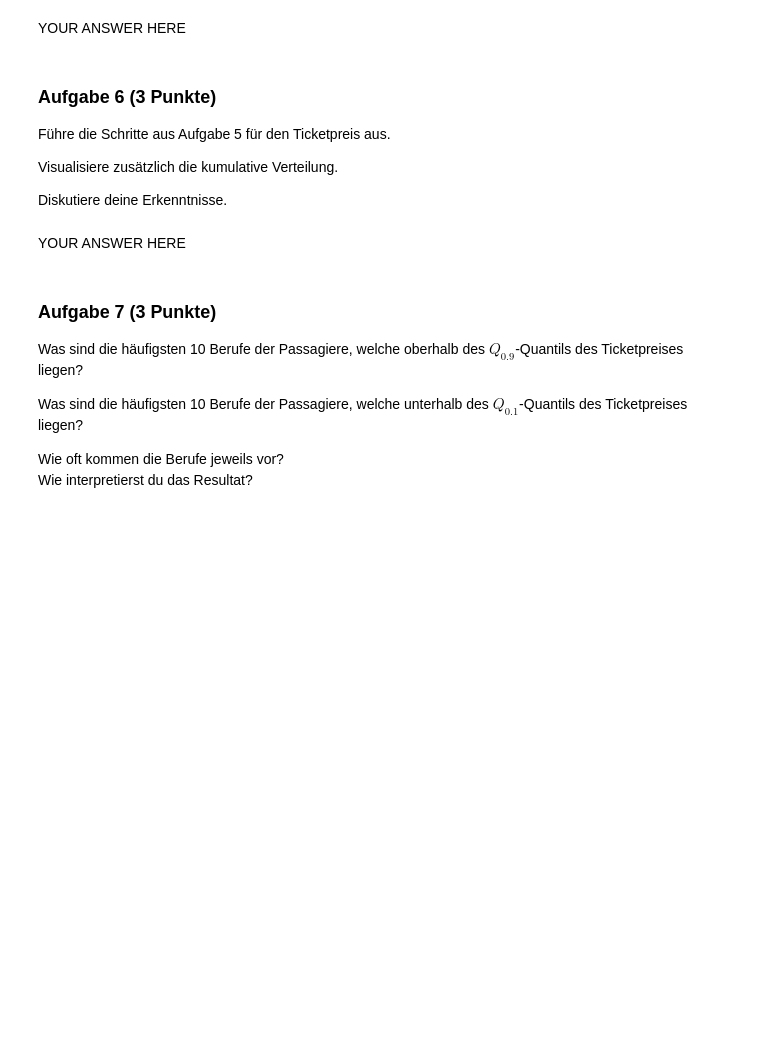
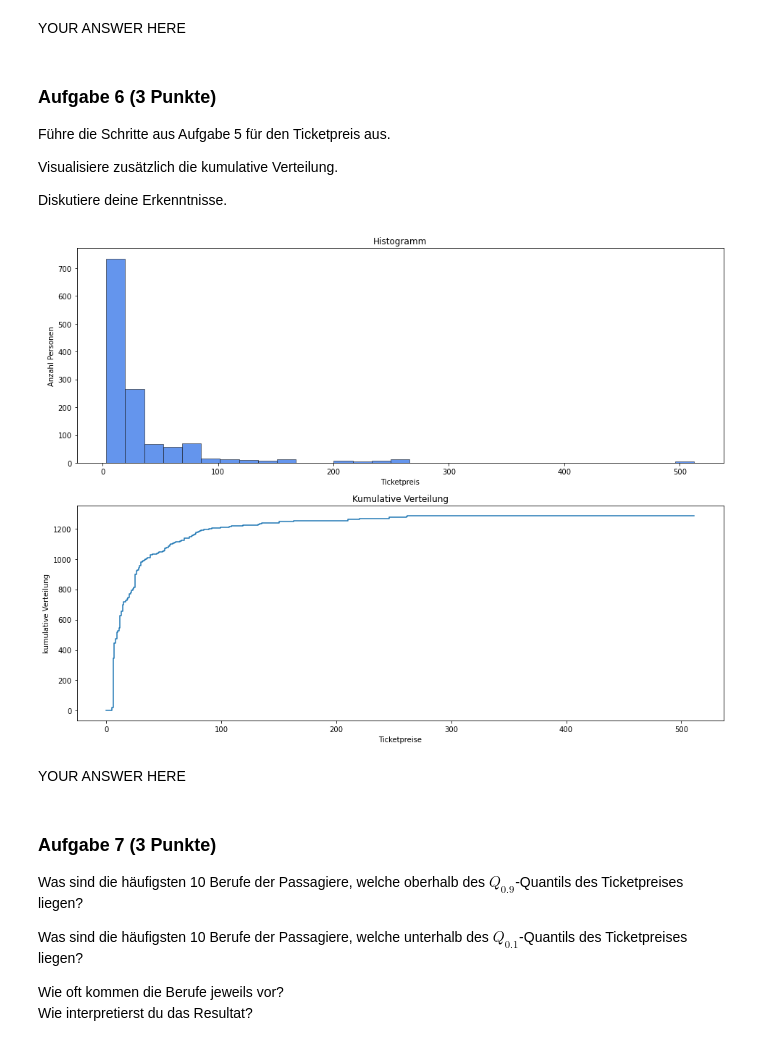
Before and after one commit to marcschny/dsp_assignments, a Jupyter notebook: assignments/assignment11_graded/exercise11.ipynb, the cells around one changed output. Drawn from its saved outputs; the diff is of its cells as text; code cells hidden in the pictures; blank space fills up the shorter version.

```diff
--- a/assignments/assignment11_graded/exercise11.ipynb
+++ b/assignments/assignment11_graded/exercise11.ipynb
@@ -335,3 +330,32 @@ raise NotImplementedError()
+# %%
+import matplotlib.pyplot as plt
+
+# only column 'ticketprice'
+ticketprices = allPersons["ticketprice"]
+
+# cum dist
+def cum_dist(a):
+    max_value = int(np.max(a))
+    x = np.arange(max_value)
+    y = np.cumsum(np.histogram(ticketprices, max_value, range=(0,max_value))[0])
+    return x, y
+
+# histogram
+fig, ax = plt.subplots(nrows=2, ncols=1, figsize=(16,12))
+_ = ax[0].hist(ticketprices, bins="scott", color="cornflowerblue", edgecolor="black", linewidth=0.5)
+_ = ax[0].set_title("Histogramm")
+# show histogram labels
+_ = ax[0].set_ylabel("Anzahl Personen")
+_ = ax[0].set_xlabel("Ticketpreis")
+
+# cum dist as step function
+cd_x, cd_y = cum_dist(ticketprices)
+_ = ax[1].step(cd_x, cd_y)
+_ = ax[1].set_title("Kumulative Verteilung")
+_ = ax[1].set_ylabel("kumulative Verteilung")
+_ = ax[1].set_xlabel("Ticketpreise")
+# %% [output]
+[figure, added]
 # %% [markdown]
 YOUR ANSWER HERE
 # %% [markdown]
```
Also changed, not shown: parts of 5 cells of this notebook.
